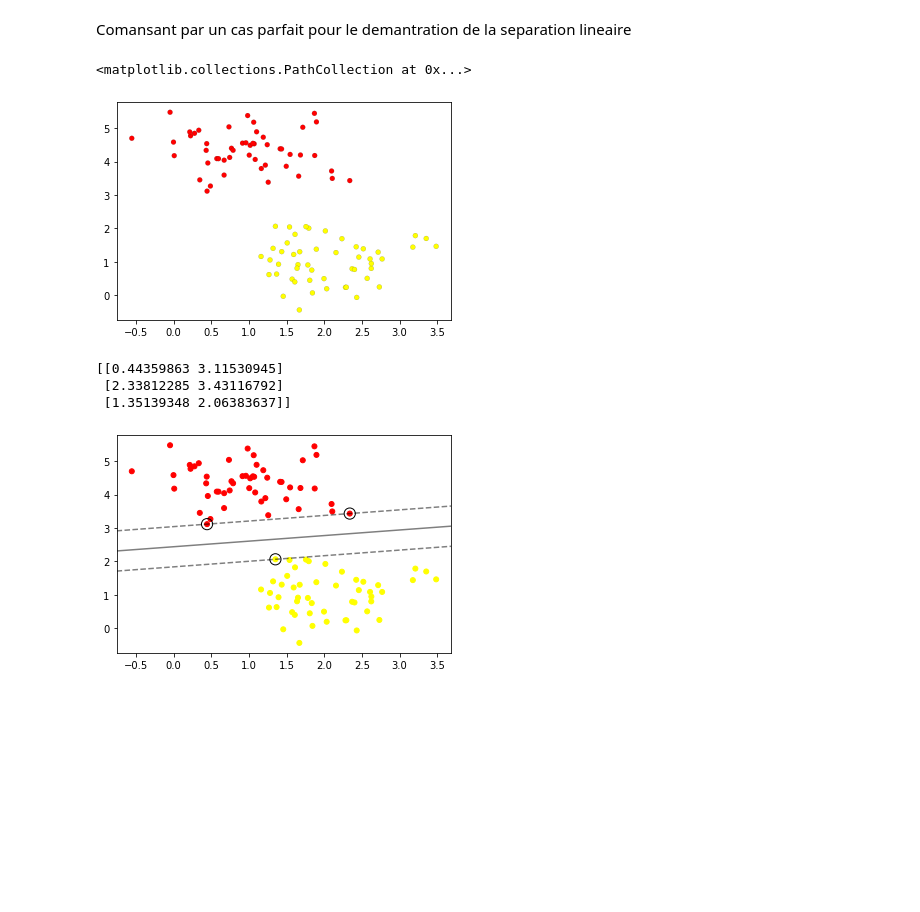
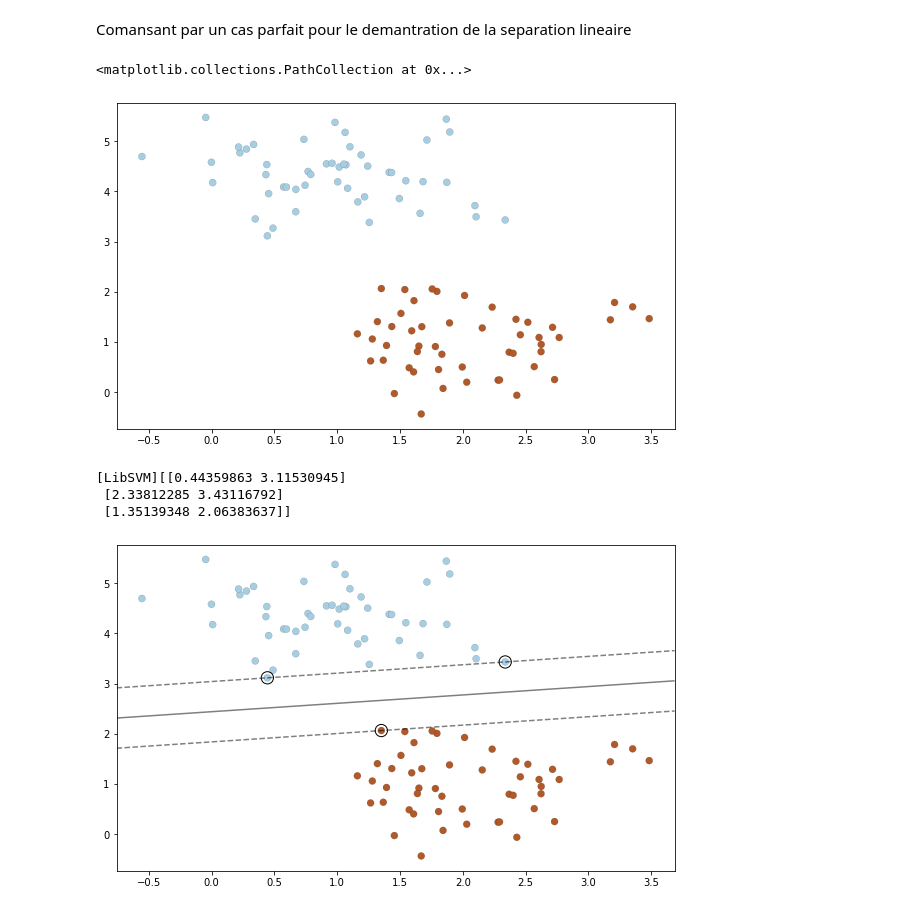
Before and after one commit to 37khalil/SVM-Implementation, a Jupyter notebook: Car_SVM_Classification.ipynb, the cells around one changed output. Drawn from its saved outputs; the diff is of its cells as text; code cells hidden in the pictures; blank space fills up the shorter version.

```diff
--- a/Car_SVM_Classification.ipynb
+++ b/Car_SVM_Classification.ipynb
@@ -5,10 +5,17 @@ import pandas as pd
 import numpy as np
 
 # Scikit-learn library: For SVM
+from sklearn.datasets import make_classification
+from sklearn.datasets import make_gaussian_quantiles
 from sklearn.datasets.samples_generator import make_blobs
 from sklearn.datasets.samples_generator import make_circles
-from sklearn import preprocessing
+
+from sklearn.decomposition import PCA
+from sklearn.preprocessing import StandardScaler
+from sklearn.preprocessing import LabelEncoder
+
 from sklearn.metrics import confusion_matrix
+from sklearn.metrics import accuracy_score
 from sklearn.svm import SVC
 
 # import itertools
@@ -18,16 +25,20 @@ import matplotlib.pyplot as plt
 import matplotlib.mlab as mlab
 from mpl_toolkits import mplot3d
 import seaborn as sns
+from mlxtend.plotting import plot_decision_regions
 
 %matplotlib inline
+plotColor=plt.cm.Paired
+observationSize=50
 # %% [markdown]
 Comansant par un cas parfait pour le demantration de la separation lineaire
 # %%
 X, y = make_blobs(n_samples=100, centers=2,
                   random_state=0, cluster_std=0.60)
 
-plt.scatter(X[:, 0], X[:, 1], c=y, s=25, cmap='autumn', linewidth=.1, edgecolors='black')
+plt.figure(figsize=(10,6))
+plt.scatter(X[:, 0], X[:, 1], c=y, s=observationSize, cmap=plotColor, linewidth=.1, edgecolors='black')
 # %% [output]
 <matplotlib.collections.PathCollection at 0x...>
-[figure, old version]
+[figure, new version]
 # %%
@@ -66,10 +77,11 @@ def train_linear_SVM(X=X, y=y, c=1):
     return model
 # %%
 linear_model = train_linear_SVM(X, y)
+plot_svc_decision_function(linear_model, X, y)
 print(linear_model.support_vectors_)
 # %% [output]
-[[0.44359863 3.11530945]
+[LibSVM][[0.44359863 3.11530945]
  [2.33812285 3.43116792]
  [1.35139348 2.06383637]]
-[figure, old version]
+[figure, new version]
 # %%
```
Also changed, not shown: parts of 17 cells of this notebook.
